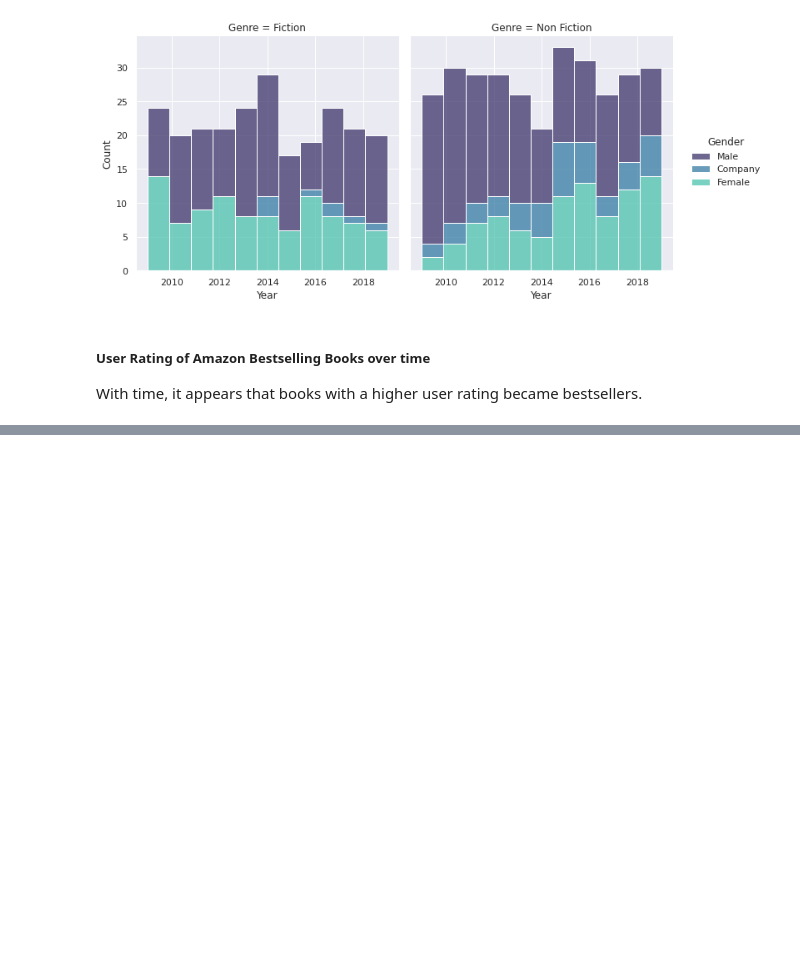
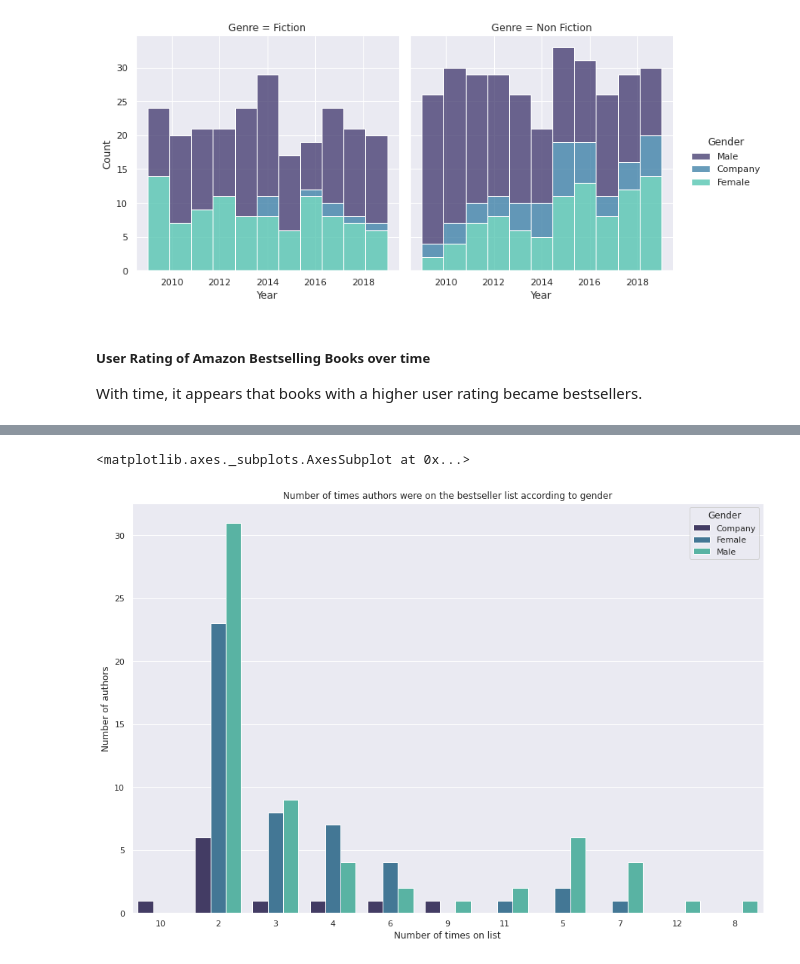
Before and after one commit to suha98/Analysis-of-Amazon-Bestselling-Books-2009-2019, a Jupyter notebook: Bestselling_Books.ipynb, the cells around one changed output, grey strips where cells are left out. Drawn from its saved outputs; the diff is of its cells as text; code cells hidden in the pictures; blank space fills up the shorter version.

```diff
--- a/Bestselling_Books.ipynb
+++ b/Bestselling_Books.ipynb
@@ -90,0 +93,15 @@ df_gender
+# %%
+#finding the number of times an author is on the list
+df_authors = df.groupby('Author').size().reset_index().rename(columns = {0:'Number of times on list'})
+#only keeping the authors who appeared twice or more
+df_authors = df_authors.loc[df_authors['Number of times on list']>=2].reset_index(drop = True)
+
+#merging these author names with the original dataframe
+repeat_authors = df.merge(df_authors, how = 'inner', on = 'Author')
+#only keeping the columns I need
+repeat_authors = repeat_authors[['Author', 'Gender', 'Number of times on list']]
+#removing duplicates
+repeat_authors = repeat_authors.loc[repeat_authors.duplicated()==False]
+#making the field a string
+repeat_authors['Number of times on list'] = repeat_authors['Number of times on list'].astype(str)
+repeat_authors
@@ -144,0 +186,7 @@ sns.lineplot(data=df, x="Year", y='User Rating')
+# %%
+plt.figure(figsize = (15,10))
+plt.title('Number of times authors were on the bestseller list according to gender')
+sns.barplot(data = repeat_authors.groupby(['Gender','Number of times on list']).size().reset_index().rename(columns = {0: 'Number of authors'}), x='Number of times on list', y = 'Number of authors', hue = 'Gender', palette = 'mako')
+# %% [output]
+<matplotlib.axes._subplots.AxesSubplot at 0x...>
+[figure, added]
```
Also changed, not shown: parts of 8 cells of this notebook.
